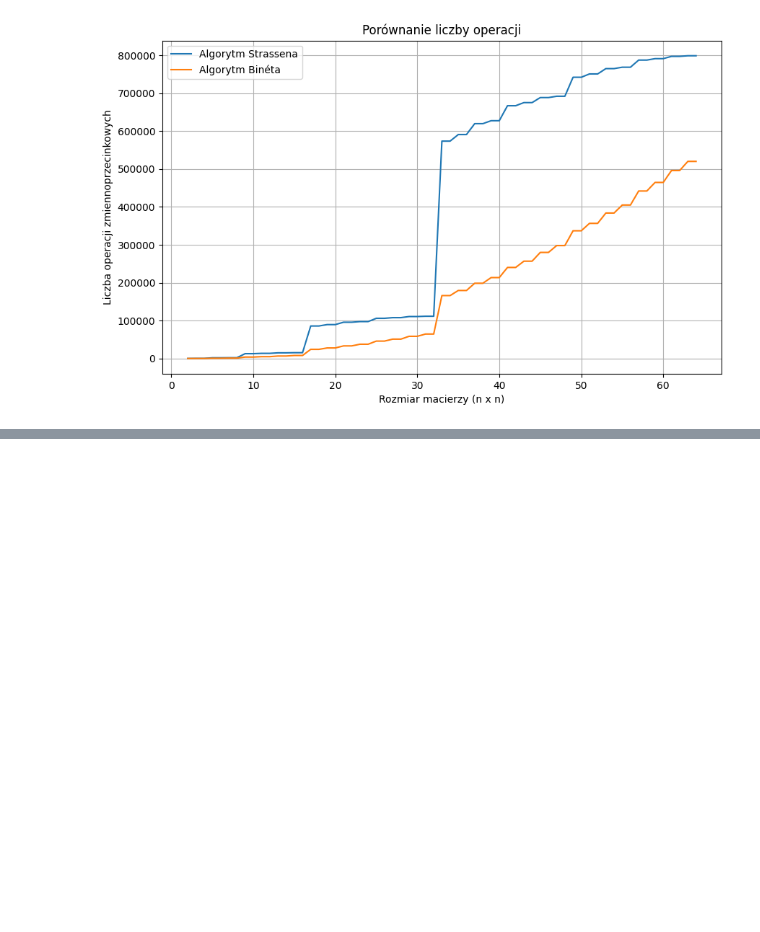
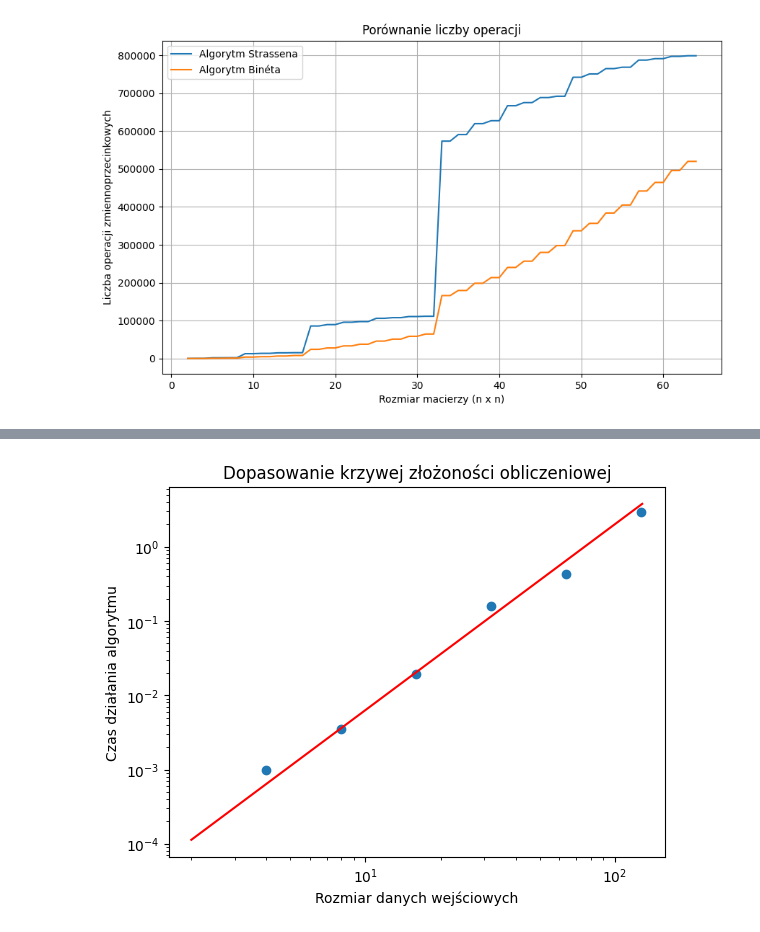
Before and after one commit to mpodmokly/matrix-algorithms, a Jupyter notebook: Zad1/zad1.ipynb, the cells around one changed output, grey strips where cells are left out. Drawn from its saved outputs; the diff is of its cells as text; code cells hidden in the pictures; blank space fills up the shorter version.

```diff
--- a/Zad1/zad1.ipynb
+++ b/Zad1/zad1.ipynb
@@ -427,0 +446,13 @@ draw_flops_comparison(sizes, binet_operations, strassen_operations)
+# %%
+plt.scatter(sizes, strassen_times)
+x = np.linspace(2, 129, 1000)
+y = 0.00002 * x ** 2.5
+plt.plot(x, y, color="red")
+plt.xscale("log")
+plt.yscale("log")
+plt.xlabel("Rozmiar danych wejściowych")
+plt.ylabel("Czas działania algorytmu")
+plt.title("Dopasowanie krzywej złożoności obliczeniowej")
+plt.show()
+# %% [output]
+[figure, added]
```
Also changed, not shown: parts of 3 cells of this notebook, 5 other files.
